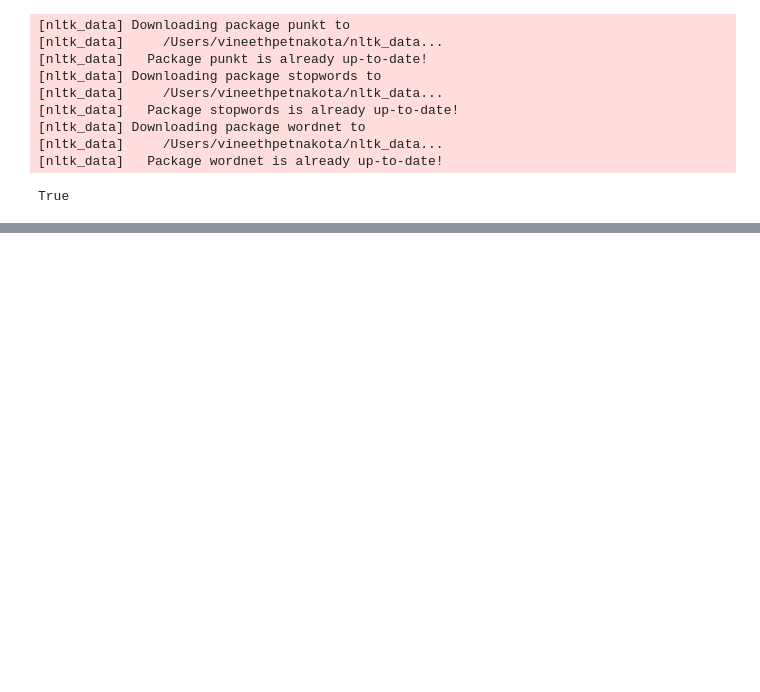
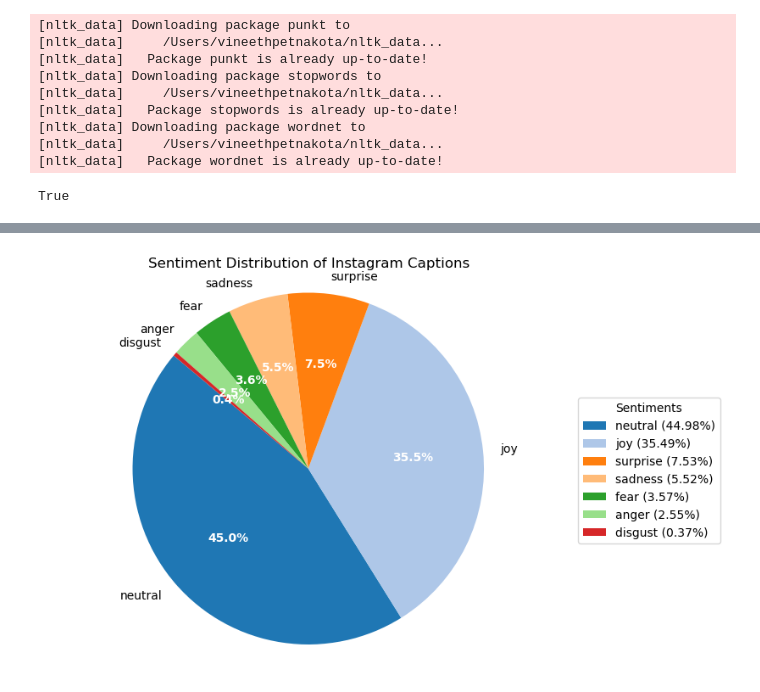
Before and after one commit to vineethpetnakota/emotion-detection-using-social-media-data, a Jupyter notebook: emotion_detection using sentiment analysis.ipynb, the cells around one changed output, grey strips where cells are left out. Saved outputs shown, nothing was run; the diff lists cells and outputs as text; code cells hidden in the pictures; blank space fills up the shorter version.

```diff
--- a/emotion_detection using sentiment analysis.ipynb
+++ b/emotion_detection using sentiment analysis.ipynb
@@ -229,0 +183,30 @@ sns.countplot(x=df['emotion']); #representation of plot using bar graph
+# %%
+import matplotlib.pyplot as plt
+
+# Count the number of captions for each sentiment category
+sentiment_counts = df['emotion'].value_counts()
+
+# Calculate the percentage of each sentiment
+percentages = (sentiment_counts / sentiment_counts.sum()) * 100
+labels_with_percentages = [f'{sentiment} ({percentage:.2f}%)' for sentiment, percentage in zip(sentiment_counts.index, percentages)]
+labels_without_percentages = [f'{sentiment}' for sentiment in sentiment_counts.index]
+
+# Plot the pie chart with emotion names as labels
+plt.figure(figsize=(8, 6))
+wedges, texts, autotexts = plt.pie(sentiment_counts, labels=labels_without_percentages, autopct='%1.1f%%', startangle=140, colors=plt.cm.tab20.colors)
+
+# Customize the autotexts (percentages on the slices)
+for autotext in autotexts:
+    autotext.set_color('white')
+    autotext.set_weight('bold')
+
+# Add a legend with percentages
+plt.legend(wedges, labels_with_percentages, title="Sentiments", loc="center left", bbox_to_anchor=(1, 0, 0.5, 1))
+
+# Add title and make sure pie chart is a circle
+plt.title('Sentiment Distribution of Instagram Captions')
+plt.axis('equal')  # Equal aspect ratio ensures that pie is drawn as a circle.
+
+plt.show()
+# %% [output]
+[figure, added]
```
Also changed, not shown: parts of 18 cells of this notebook.
